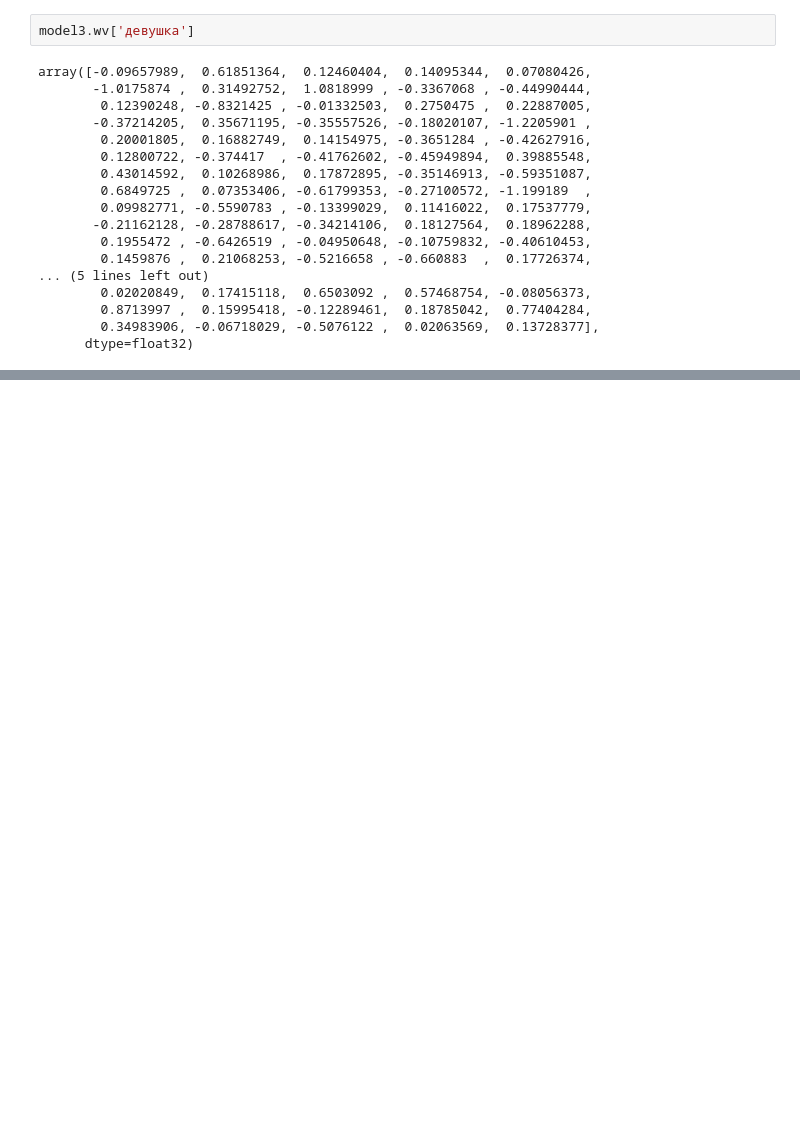
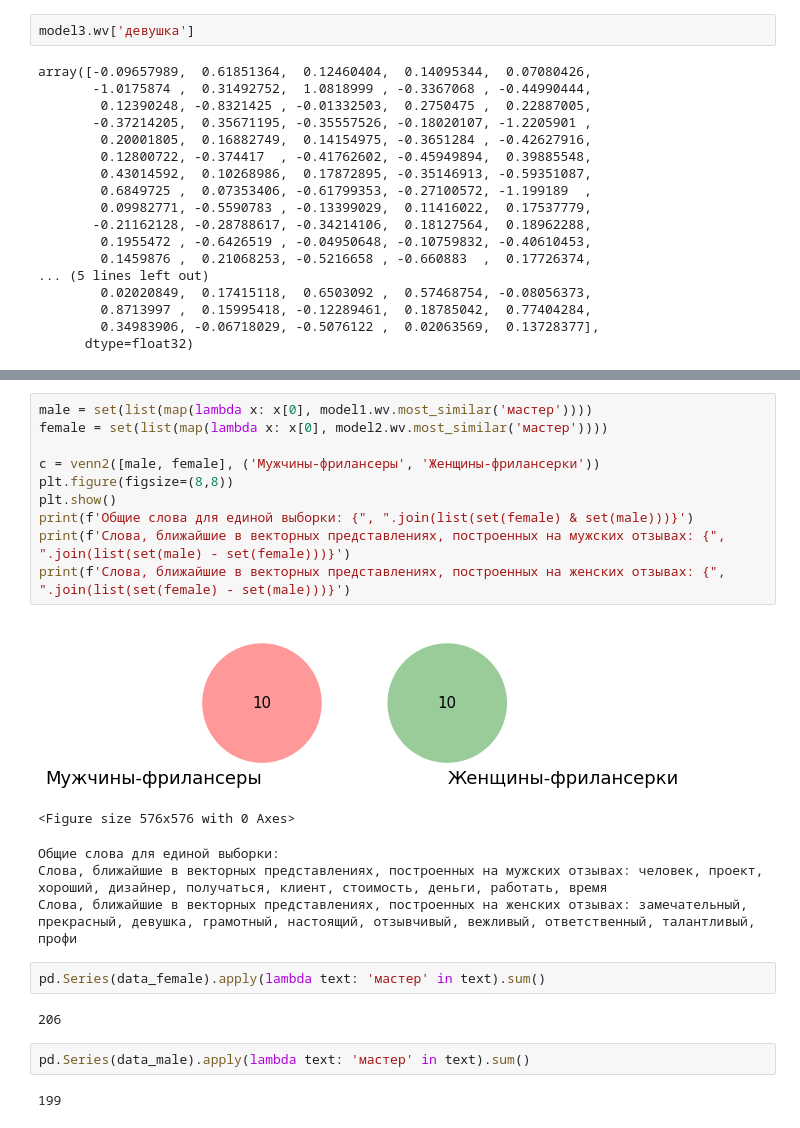
Before and after one commit to nezubkova/nlp-gender, a Jupyter notebook: analysis.ipynb, the cells around one changed output, grey strips where cells are left out. Drawn from its saved outputs; the diff is of its cells as text; blank space fills up the shorter version.

```diff
--- a/analysis.ipynb
+++ b/analysis.ipynb
@@ -597,0 +643,24 @@ array([-0.09657989,  0.61851364,  0.12460404,  0.14095344,  0.07080426,
+# %%
+male = set(list(map(lambda x: x[0], model1.wv.most_similar('мастер'))))
+female = set(list(map(lambda x: x[0], model2.wv.most_similar('мастер'))))
+
+c = venn2([male, female], ('Мужчины-фрилансеры', 'Женщины-фрилансерки'))
+plt.figure(figsize=(8,8))
+plt.show()
+print(f'Общие слова для единой выборки: {", ".join(list(set(female) & set(male)))}')
+print(f'Слова, ближайшие в векторных представлениях, построенных на мужских отзывах: {", ".join(list(set(male) - set(female)))}')
+print(f'Слова, ближайшие в векторных представлениях, построенных на женских отзывах: {", ".join(list(set(female) - set(male)))}')
+# %% [output]
+[figure, added]
+<Figure size 576x576 with 0 Axes>
+Общие слова для единой выборки:
+Слова, ближайшие в векторных представлениях, построенных на мужских отзывах: человек, проект, хороший, дизайнер, получаться, клиент, стоимость, деньги, работать, время
+Слова, ближайшие в векторных представлениях, построенных на женских отзывах: замечательный, прекрасный, девушка, грамотный, настоящий, отзывчивый, вежливый, ответственный, талантливый, профи
+# %%
+pd.Series(data_female).apply(lambda text: 'мастер' in text).sum()
+# %% [output]
+206
+# %%
+pd.Series(data_male).apply(lambda text: 'мастер' in text).sum()
+# %% [output]
+199
```
Also changed, not shown: parts of 5 cells of this notebook.
